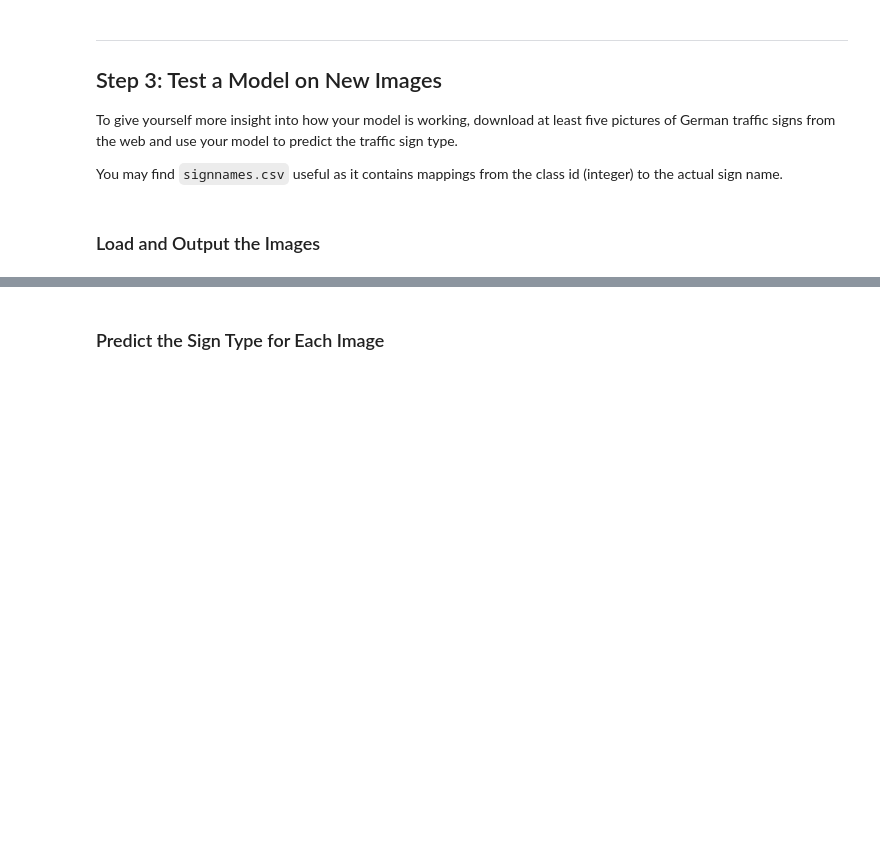
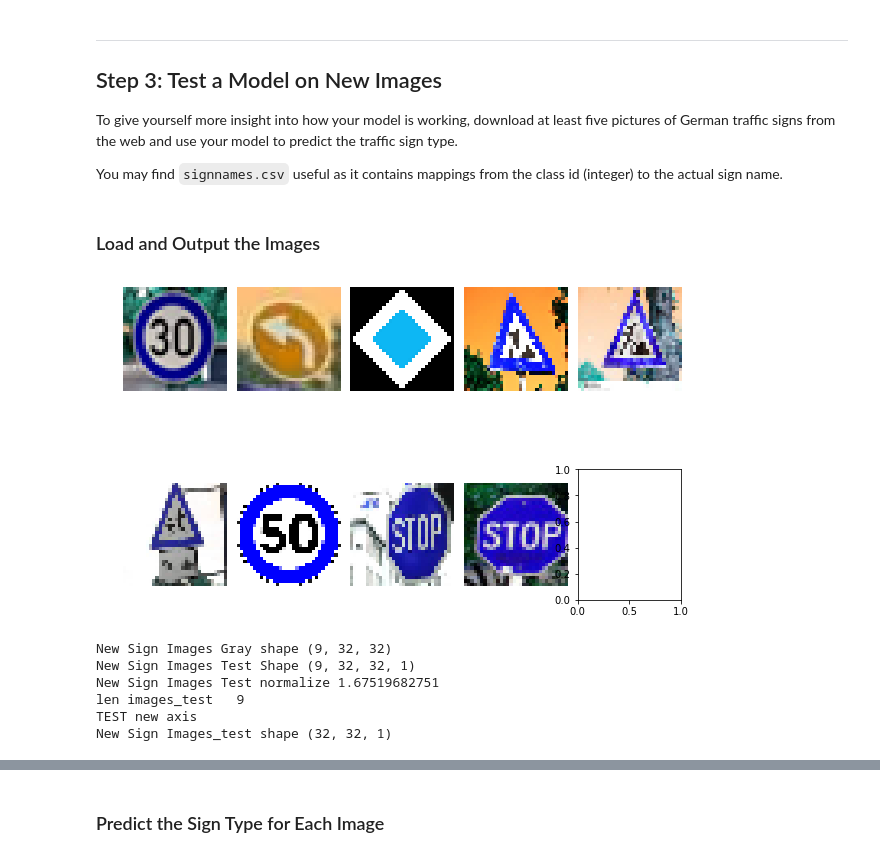
Before and after one commit to vitaliAI/CarND-German-Traffic-Sign-Classifier-Project, a Jupyter notebook: Traffic_Sign_Classifier.ipynb, the cells around one changed output, grey strips where cells are left out. Cells and saved outputs as stored; diff of their text form; code cells hidden in the pictures; blank space fills up the shorter version.

```diff
--- a/Traffic_Sign_Classifier.ipynb
+++ b/Traffic_Sign_Classifier.ipynb
@@ -133,3 +271,8 @@ Use the code cell (or multiple code cells, if necessary) to implement the first
 # %%
 ### Define your architecture here.
 ### Feel free to use as many code cells as needed.
+
+# shuffle normalized data
+from sklearn.utils import shuffle
+
+X_train, y_train = shuffle(X_train, y_train)
@@ -159,0 +446,67 @@ You may find `signnames.csv` useful as it contains mappings from the class id (i
+# %%
+### Load the images and plot them here.
+### Feel free to use as many code cells as needed.
+import os
+import cv2
+
+# resize images to 32x32
+def resize_newimage(image_name):
+    image = cv2.imread(image_name)
+    image = cv2.resize(image,(32,32))
+    return image
+
+images = np.array([resize_newimage('new_signs/'+ img_name) for img_name in os.listdir('new_signs')])
+
+# show new images of new signs
+#for i,image in enumerate(images):
+#    plt.imshow(image)
+#    plt.show()
+#    print('Images shape', images[i].shape)
+
+
+
+fig, axs = plt.subplots(2,5, figsize=(10,6))
+fig.subplots_adjust(hspace = .5, wspace = .1)
+axs = axs.ravel()
+
+for i in range(len(images)):
+    i_random = random.randint(0,len(X_train))
+    axs[i].axis('off')
+    axs[i].imshow(images[i])
+    #axs[i].set_title(y_train[i_random])
+# %% [output]
+[figure, added]
+# %%
+def gray_scale(data):
+    return np.array([cv2.cvtColor(image, cv2.COLOR_RGB2GRAY) for image in data])
+
+images_gray = gray_scale(images)
+
+print('New Sign Images Gray shape', images_gray.shape)
+
+# Histogram Equalization
+def histogram(data):
+    return np.array([cv2.equalizeHist(image) for image in data])
+
+images_hist = histogram(images_gray)
+
+# Reshape for conv layer
+images_test = images_hist[..., newaxis]
+
+# Normalization with Gray Scale and Histogram
+images_test = images_test / np.std(images_test, axis = 0)
+print('New Sign Images Test Shape', images_test.shape)
+print('New Sign Images Test normalize', np.mean(images_test))
+
+
+print('len images_test  ', len(images_test))
+
+print('TEST new axis') #
+print('New Sign Images_test shape', images_test[1].shape)
+# %% [output]
+New Sign Images Gray shape (9, 32, 32)
+New Sign Images Test Shape (9, 32, 32, 1)
+New Sign Images Test normalize 1.67519682751
+len images_test   9
+TEST new axis
+New Sign Images_test shape (32, 32, 1)
```
Also changed, not shown: parts of 20 cells of this notebook, 13 other files.
